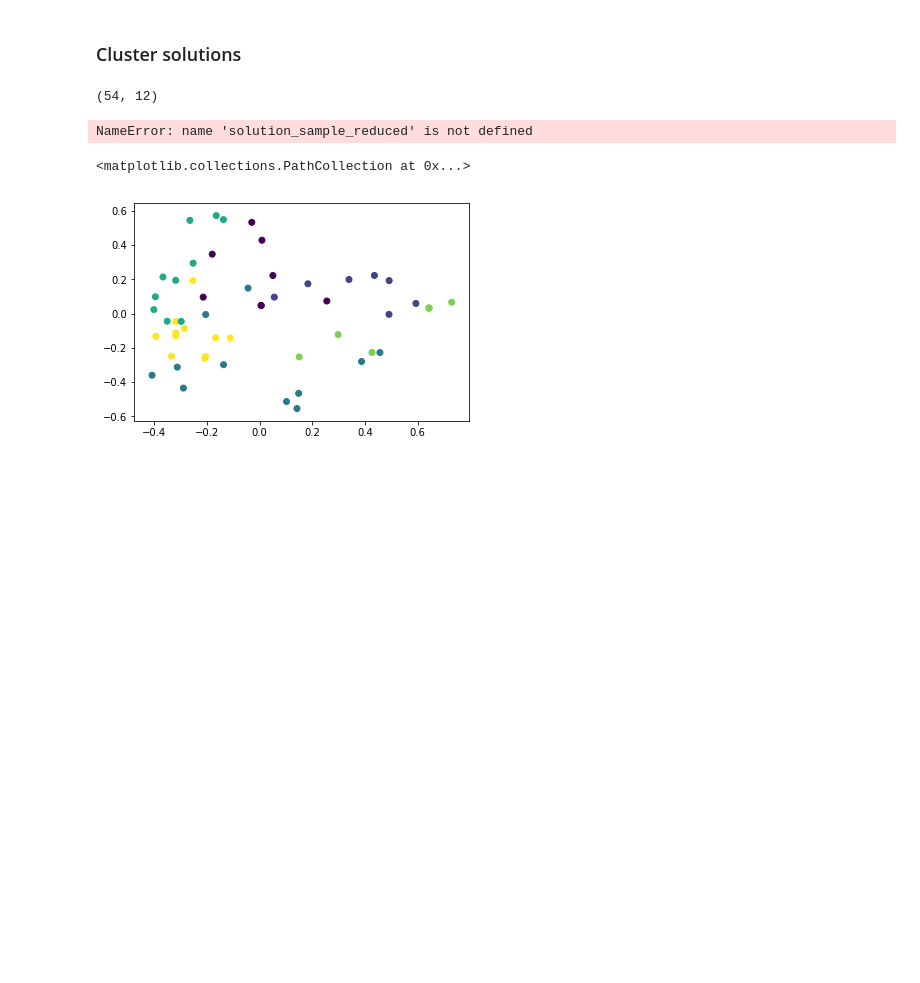
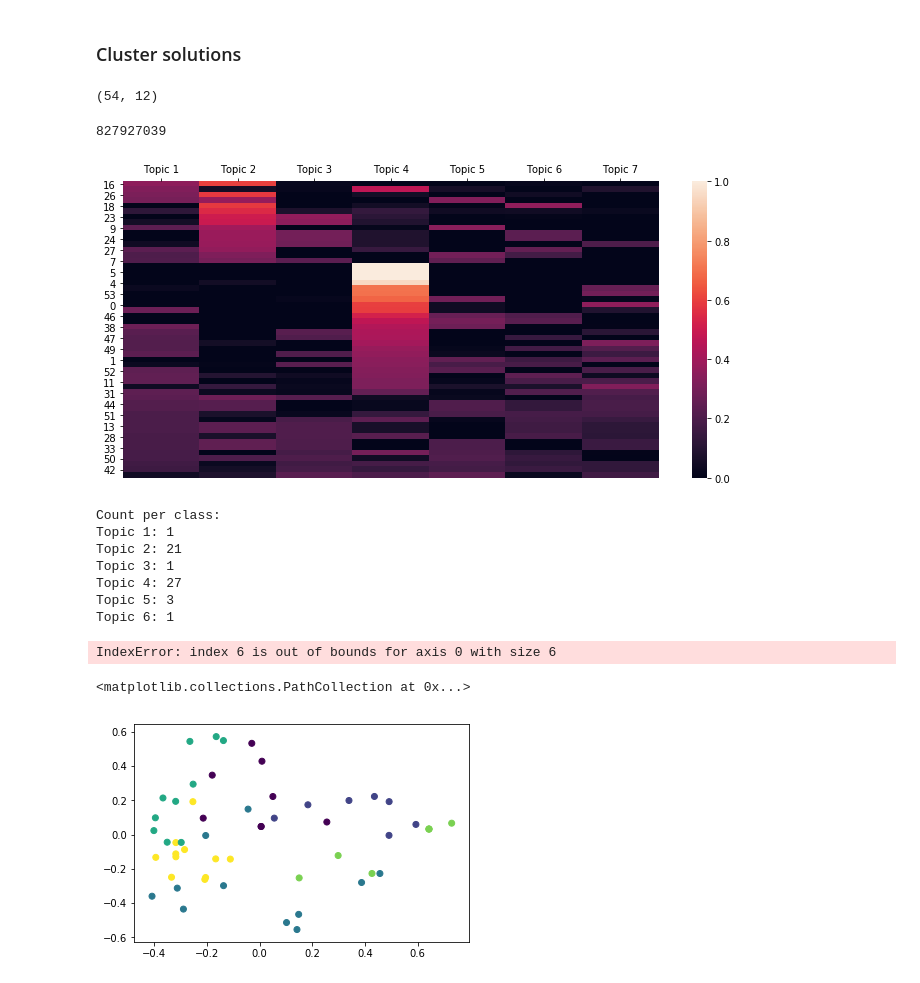
Before and after one commit to MachineTeachingEdu/machine-teaching, a Jupyter notebook: machineteaching/Dimension Reduction + Spectral Clustering + Active Learning + Markov Chain.ipynb, the cells around one changed output. Saved outputs shown, nothing was run; the diff lists cells and outputs as text; code cells hidden in the pictures; blank space fills up the shorter version.

```diff
--- a/machineteaching/Dimension Reduction + Spectral Clustering + Active Learning + Markov Chain.ipynb
+++ b/machineteaching/Dimension Reduction + Spectral Clustering + Active Learning + Markov Chain.ipynb
@@ -356,27 +197,35 @@ solution_sample_reduced.shape
 (54, 12)
 # %%
 # clustering = Clustering(handler.X, )
-clustering = Clustering(solution_sample_reduced, 13)
-# clustering.seed = 2209808447
-#2124056991
-#232156180
-#2539469571
+# clustering = Clustering(solution_sample_reduced, 13)
+clustering = Clustering(solution_sample, 7)
+clustering.seed = 827927039
 # clustering.seed = 0
 # clustering._generate_random_state()
-model, document_topic, word_topic = clustering.spectral_clustering()
+model, document_topic, word_topic = clustering.nmf()
+# model, document_topic, word_topic = clustering.spectral_clustering()
 # model, document_topic, word_topic = clustering.gaussian_mixture()
 # model, document_topic, word_topic = clustering.lda()
 # model, document_topic, word_topic = clustering.hierarchical()
 print(clustering.seed)
 clustering.plot_topic_distribution()
 
 print("Count per class:")
 clusters = clustering.document_topic.argmax(axis=1)
 counts = np.unique(clusters, return_counts=True)
 for i in range(clustering.k):
     print("Topic %d: %d" % ((i+1), counts[1][i]))
 # %% [output]
-NameError: name 'solution_sample_reduced' is not defined
+827927039
+[figure, added]
+Count per class:
+Topic 1: 1
+Topic 2: 21
+Topic 3: 1
+Topic 4: 27
+Topic 5: 3
+Topic 6: 1
+IndexError: index 6 is out of bounds for axis 0 with size 6
 # %%
 plt.scatter(solution_sample_reduced[:,0], solution_sample_reduced[:,1], c=clusters)
 # %% [output]
```
Also changed, not shown: parts of 30 cells of this notebook, 6 other files.
